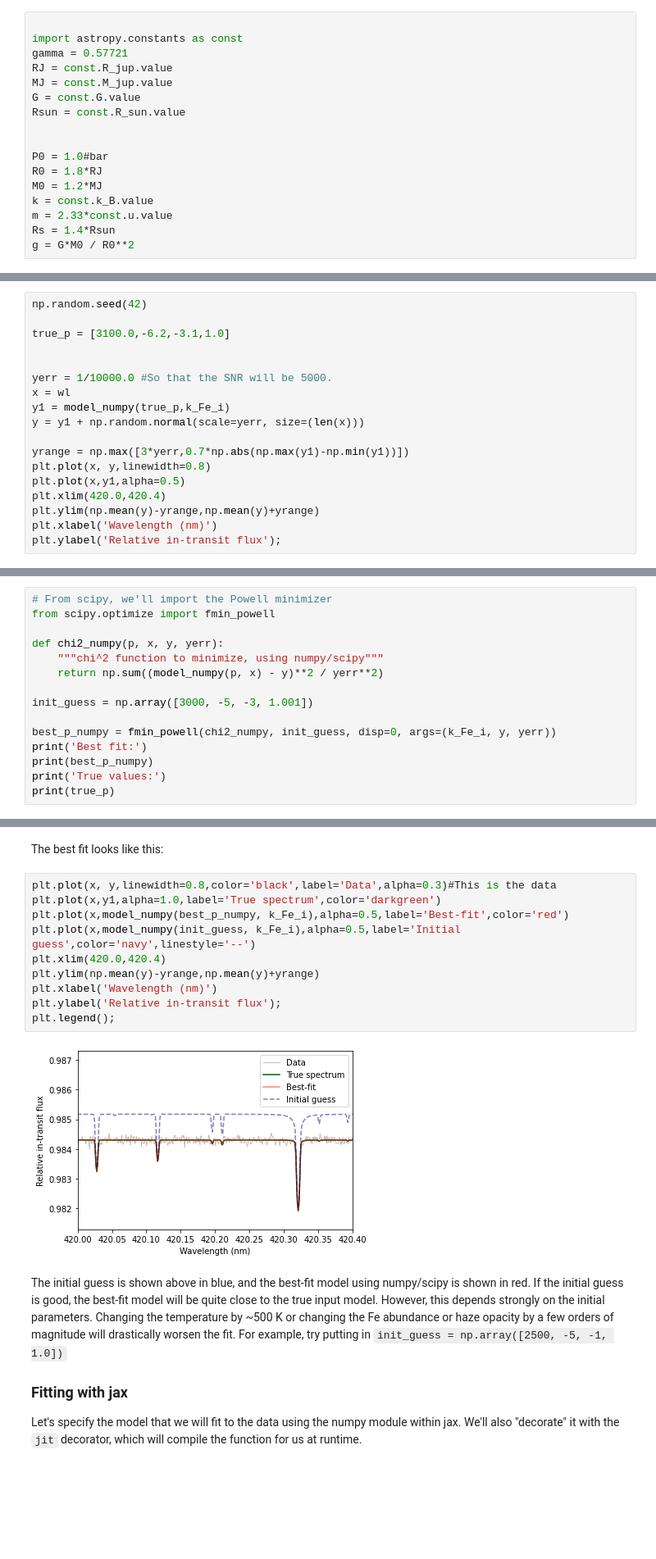
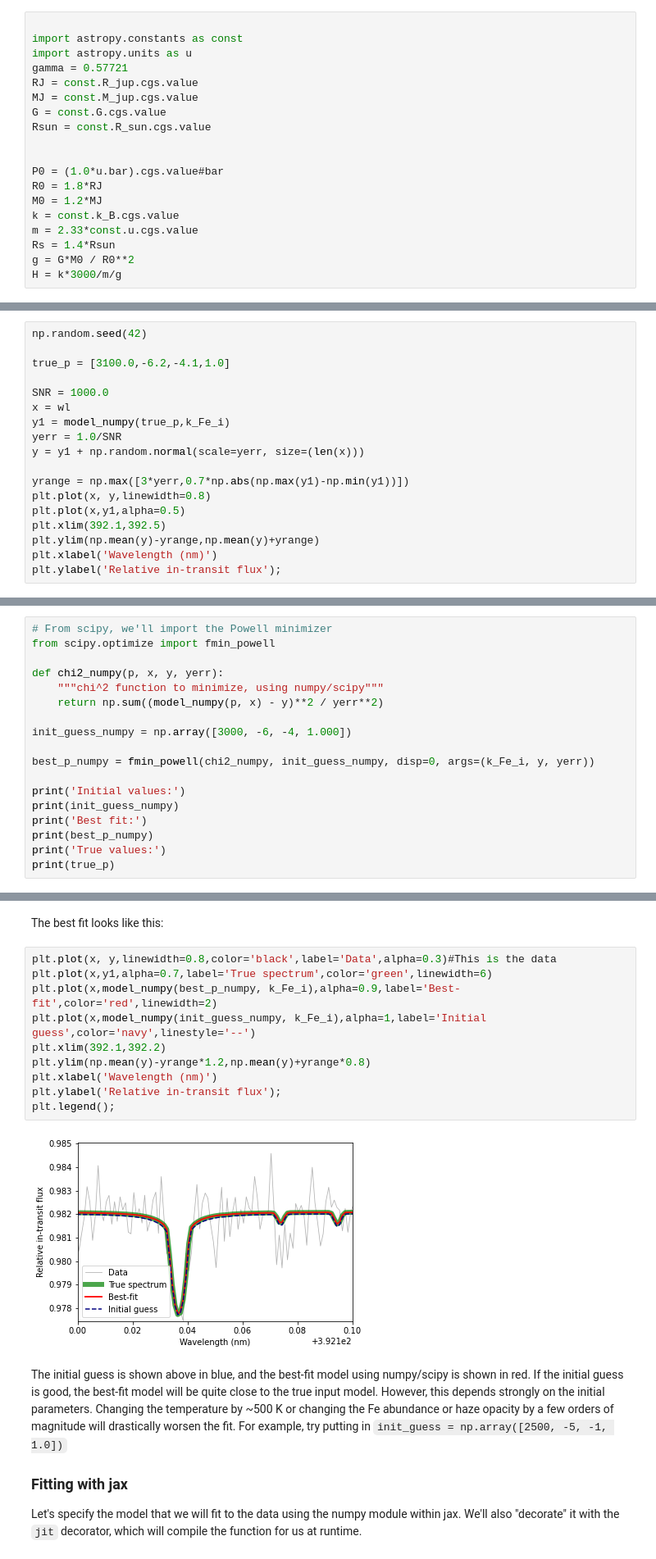
Before and after one commit to Hoeijmakers/jax-hires-coffee, a Jupyter notebook: hires-demo.ipynb, the cells around one changed output, grey strips where cells are left out. Shown at 82% size. Cells and saved outputs as stored; diff of their text form; blank space fills up the shorter version.

Commit message:
Fix transm and start emission model.

```diff
--- a/hires-demo.ipynb
+++ b/hires-demo.ipynb
@@ -65,20 +87,22 @@ First wefine a bunch of constants:
 # %%
 
 import astropy.constants as const
+import astropy.units as u
 gamma = 0.57721
-RJ = const.R_jup.value
-MJ = const.M_jup.value
-G = const.G.value
-Rsun = const.R_sun.value
+RJ = const.R_jup.cgs.value
+MJ = const.M_jup.cgs.value
+G = const.G.cgs.value
+Rsun = const.R_sun.cgs.value
 
 
-P0 = 1.0#bar
+P0 = (1.0*u.bar).cgs.value#bar
 R0 = 1.8*RJ
 M0 = 1.2*MJ
-k = const.k_B.value
-m = 2.33*const.u.value
+k = const.k_B.cgs.value
+m = 2.33*const.u.cgs.value
 Rs = 1.4*Rsun
 g = G*M0 / R0**2
+H = k*3000/m/g
 # %% [markdown]
 
 <br>
@@ -105,18 +131,18 @@ Now we turn this into data:
 # %%
 np.random.seed(42)
 
-true_p = [3100.0,-6.2,-3.1,1.0]
+true_p = [3100.0,-6.2,-4.1,1.0]
 
-
-yerr = 1/10000.0 #So that the SNR will be 5000.
+SNR = 1000.0
 x = wl
 y1 = model_numpy(true_p,k_Fe_i)
+yerr = 1.0/SNR
 y = y1 + np.random.normal(scale=yerr, size=(len(x)))
 
 yrange = np.max([3*yerr,0.7*np.abs(np.max(y1)-np.min(y1))])
 plt.plot(x, y,linewidth=0.8)
 plt.plot(x,y1,alpha=0.5)
-plt.xlim(420.0,420.4)
+plt.xlim(392.1,392.5)
 plt.ylim(np.mean(y)-yrange,np.mean(y)+yrange)
 plt.xlabel('Wavelength (nm)')
 plt.ylabel('Relative in-transit flux');
@@ -134,9 +160,12 @@ def chi2_numpy(p, x, y, yerr):
     """chi^2 function to minimize, using numpy/scipy"""
     return np.sum((model_numpy(p, x) - y)**2 / yerr**2)
 
-init_guess = np.array([3000, -5, -3, 1.001])
+init_guess_numpy = np.array([3000, -6, -4, 1.000])
 
-best_p_numpy = fmin_powell(chi2_numpy, init_guess, disp=0, args=(k_Fe_i, y, yerr))
+best_p_numpy = fmin_powell(chi2_numpy, init_guess_numpy, disp=0, args=(k_Fe_i, y, yerr))
+
+print('Initial values:')
+print(init_guess_numpy)
 print('Best fit:')
 print(best_p_numpy)
 print('True values:')
@@ -150,16 +181,16 @@ True values:
 The best fit looks like this:
 # %%
 plt.plot(x, y,linewidth=0.8,color='black',label='Data',alpha=0.3)#This is the data
-plt.plot(x,y1,alpha=1.0,label='True spectrum',color='darkgreen')
-plt.plot(x,model_numpy(best_p_numpy, k_Fe_i),alpha=0.5,label='Best-fit',color='red')
-plt.plot(x,model_numpy(init_guess, k_Fe_i),alpha=0.5,label='Initial guess',color='navy',linestyle='--')
-plt.xlim(420.0,420.4)
-plt.ylim(np.mean(y)-yrange,np.mean(y)+yrange)
+plt.plot(x,y1,alpha=0.7,label='True spectrum',color='green',linewidth=6)
+plt.plot(x,model_numpy(best_p_numpy, k_Fe_i),alpha=0.9,label='Best-fit',color='red',linewidth=2)
+plt.plot(x,model_numpy(init_guess_numpy, k_Fe_i),alpha=1,label='Initial guess',color='navy',linestyle='--')
+plt.xlim(392.1,392.2)
+plt.ylim(np.mean(y)-yrange*1.2,np.mean(y)+yrange*0.8)
 plt.xlabel('Wavelength (nm)')
 plt.ylabel('Relative in-transit flux');
 plt.legend();
 # %% [output]
-[figure, old version]
+[figure, new version]
 # %% [markdown]
 The initial guess is shown above in blue, and the best-fit model using numpy/scipy is shown in red. If the initial guess is good, the best-fit model will be quite close to the true input model. However, this depends strongly on the initial parameters. Changing the temperature by ~500 K or changing the Fe abundance or haze opacity by a few orders of magnitude will drastically worsen the fit. For example, try putting in `init_guess = np.array([2500, -5, -1, 1.0])`
 
```
Also changed, not shown: parts of 20 cells of this notebook, 1 other file.
